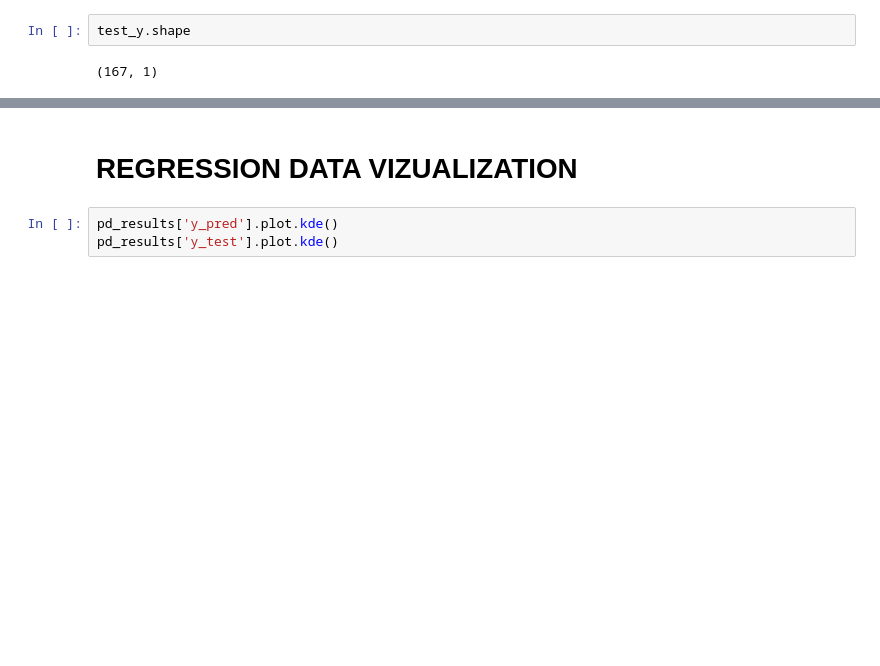
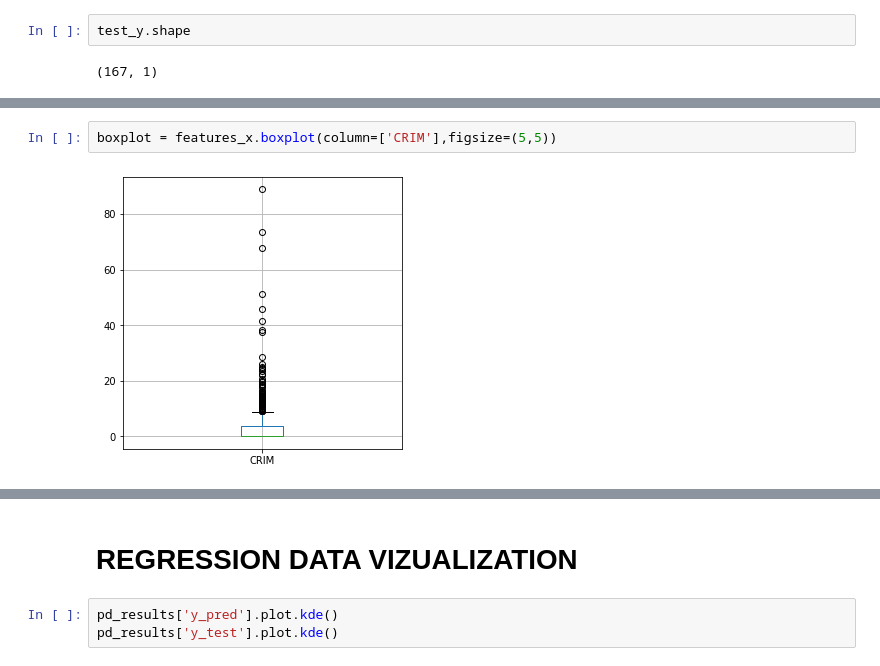
Before and after one commit to viswanath27/ml_models, a Jupyter notebook: regression/BOSTON_DATASET_REGRESSION.ipynb, the cells around one changed output, grey strips where cells are left out. Cells and saved outputs as stored; diff of their text form; blank space fills up the shorter version.

```diff
--- a/regression/BOSTON_DATASET_REGRESSION.ipynb
+++ b/regression/BOSTON_DATASET_REGRESSION.ipynb
@@ -286,0 +389,4 @@ pd_results
+# %%
+boxplot = features_x.boxplot(column=['CRIM'],figsize=(5,5))
+# %% [output]
+[figure, added]
```
Also changed, not shown: parts of 49 cells of this notebook.
